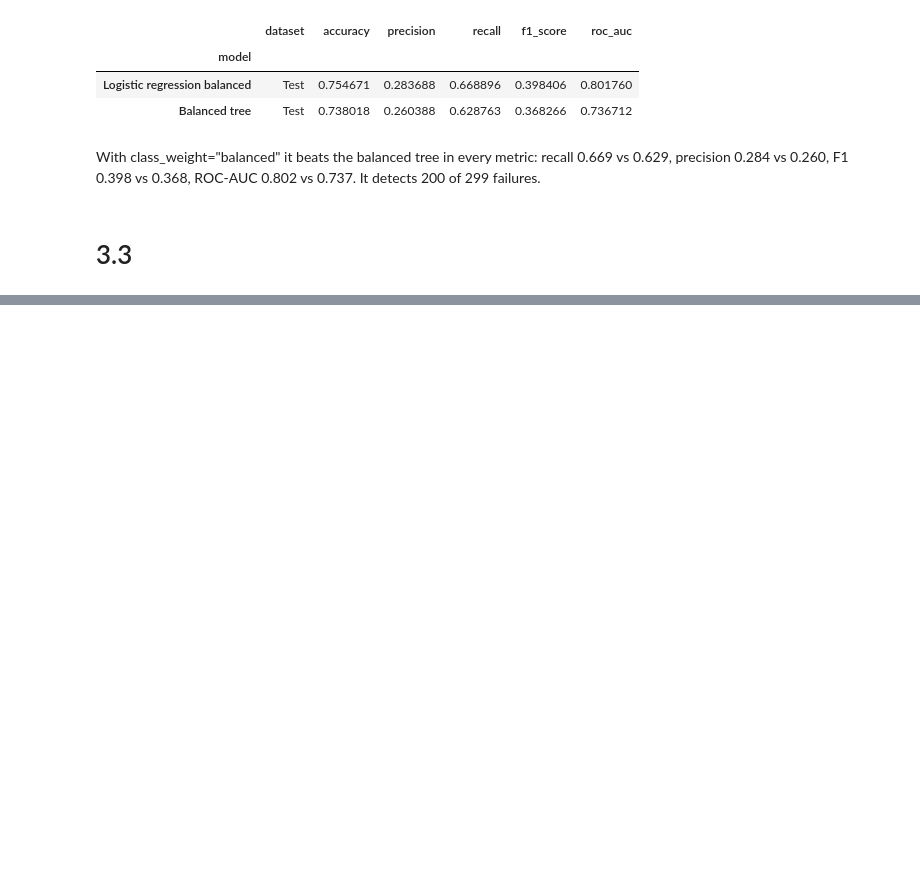
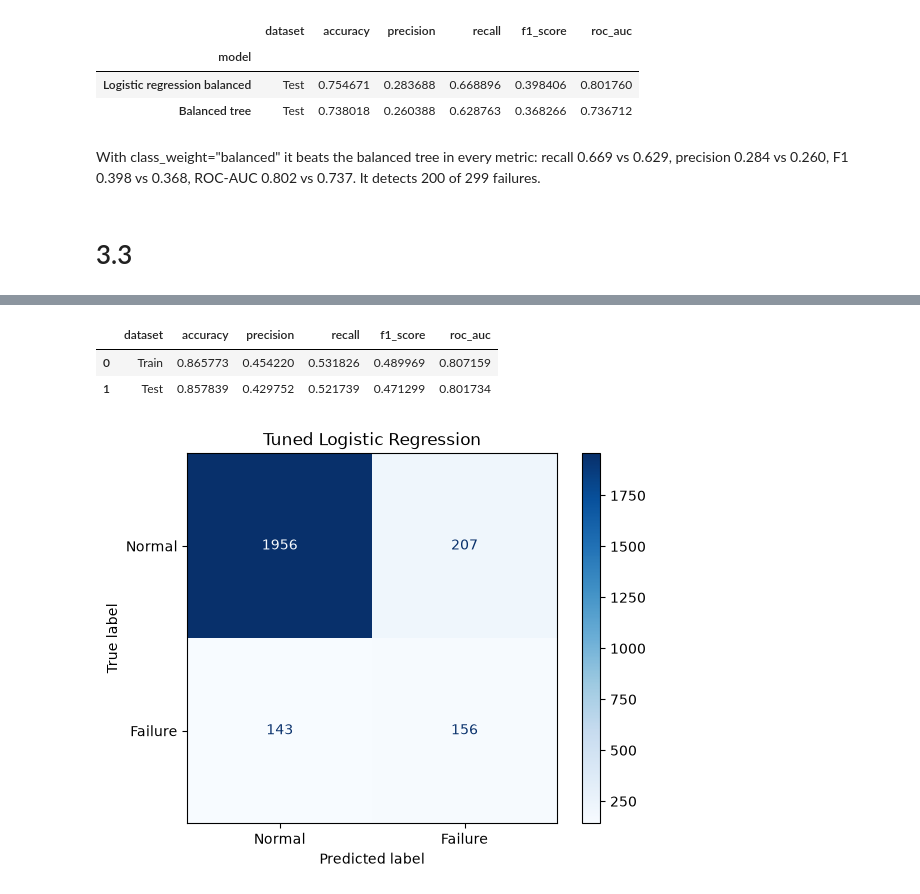
Before and after one commit to NovAndrii/IAU_project, a Jupyter notebook: Faza3_Kardash_Novitskyi.ipynb, the cells around one changed output, grey strips where cells are left out. Drawn from its saved outputs; the diff is of its cells as text; code cells hidden in the pictures; blank space fills up the shorter version.

```diff
--- a/Faza3_Kardash_Novitskyi.ipynb
+++ b/Faza3_Kardash_Novitskyi.ipynb
@@ -849,0 +898,11 @@ With class_weight="balanced" it beats the balanced tree in every metric: recall
+# %%
+logistic_grid_search.fit(
+    X_train,
+    y_train
+)
+
+print("Best parameters:")
+print(logistic_grid_search.best_params_)
+
+print("\nBest mean validation F1:")
+print(logistic_grid_search.best_score_)
@@ -849,0 +949,36 @@ With class_weight="balanced" it beats the balanced tree in every metric: recall
+# %%
+tuned_logistic = logistic_grid_search.best_estimator_
+
+tuned_logistic_results = pd.DataFrame([
+    evaluate(
+        tuned_logistic,
+        X_train,
+        y_train,
+        "Train"
+    ),
+    evaluate(
+        tuned_logistic,
+        X_test,
+        y_test,
+        "Test"
+    )
+])
+
+display(tuned_logistic_results)
+# %% [output]
+|  | dataset | accuracy | precision | recall | f1_score | roc_auc |
+| 0 | Train | 0.865773 | 0.454220 | 0.531826 | 0.489969 | 0.807159 |
+| 1 | Test | 0.857839 | 0.429752 | 0.521739 | 0.471299 | 0.801734 |
+# %%
+ConfusionMatrixDisplay.from_estimator(
+    tuned_logistic,
+    X_test,
+    y_test,
+    display_labels=["Normal", "Failure"],
+    cmap="Blues"
+)
+
+plt.title("Tuned Logistic Regression")
+plt.show()
+# %% [output]
+[figure, added]
```
Also changed, not shown: parts of 39 cells of this notebook.
